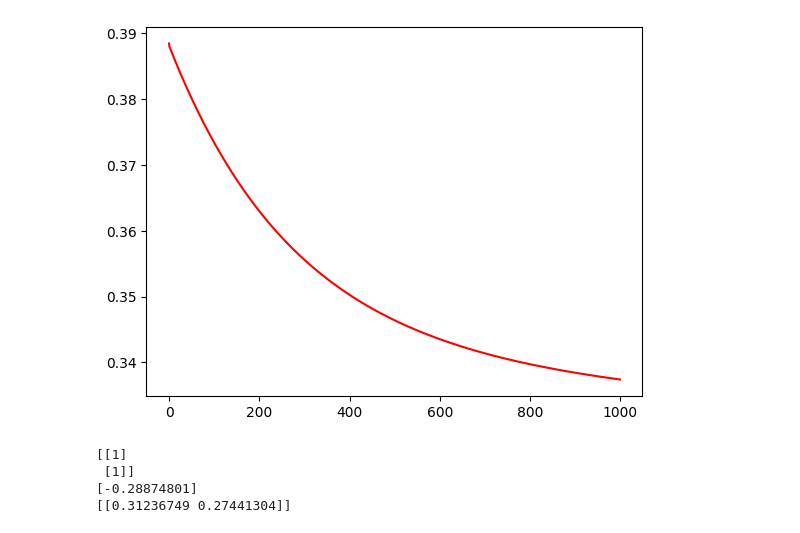
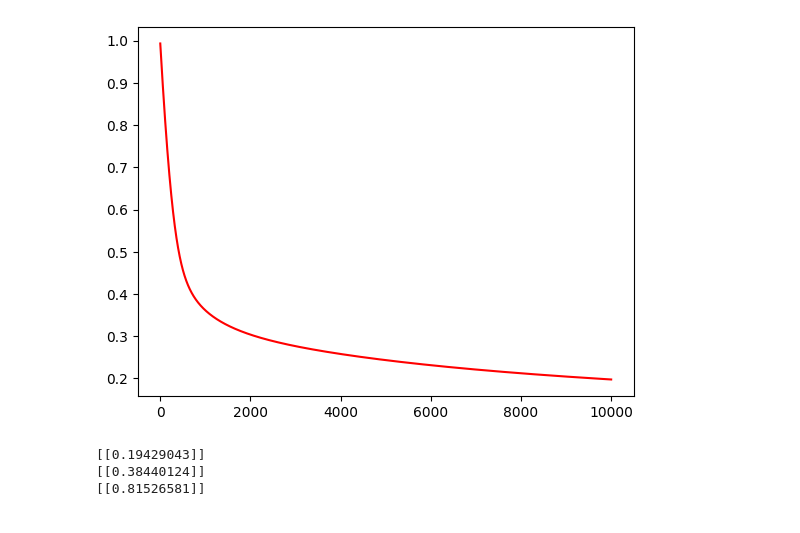
Before and after one commit to nimashomalii/single_Neuron, a Jupyter notebook: single_neuron.ipynb, the cells around one changed output. Saved outputs shown, nothing was run; the diff lists cells and outputs as text; code cells hidden in the pictures.

```diff
--- a/single_neuron.ipynb
+++ b/single_neuron.ipynb
@@ -42,8 +41,7 @@ class neoron :
             dz= y_pred - y
             self.bias= self.bias - learning_rate*np.sum(dz)/np.size(dz)
             dw = np.sum(X*dz , axis=0)/np.size(dz)
-            print(dw)
-            self.weights= self.weights - learning_rate*dw.T
+            self.weights= self.weights - learning_rate*dw.reshape(-1 , 1)
         plt.plot(range(epochs) , loss, color='red')
         plt.show()
 
@@ -62,23 +76,27 @@ print(n1.weights)
 # %%
 z1 = x[: , 0]
 z2 = x[: , 1]
-new_x = np.vstack([z1 , z2 , z1*z2 , z1**2 , z2**2 , z1**3 , z2**3 , z1*z2**2 ,z2*z1**2  ])
-new_x=new_x.T
-n2 = neoron(9)
-n2.learn( epochs=1000 ,X=new_x , y=y , learning_rate=0.01)
+new_x9 = np.vstack([z1 , z2 , z1*z2 , z1**2 , z2**2 , z1**3 , z2**3 , z1*z2**2 ,z2*z1**2  ])
+new_x9=new_x9.T
+n9 = neoron(9)
+n9.learn( epochs=10000 ,X=new_x9 , y=y , learning_rate=0.005)
 # %% [output]
-[figure, old version]
+[figure, new version]
 # %%
-z1 , z2 = 1 , 1
+z1 , z2 = 0.3 , 0.4
+##
 Z = np.array([z1 , z2])
 Z= Z.reshape(-1 , 1)
-print(Z)
-print(n1.bias)
-sample_x = np.array([z1 , z2 , z1*z2 , z1**2 , z2**2 , z1**3 , z2**3 , z1*z2**2 ,z2*z1**2  ])
-sample_x = sample_x.reshape(-1 , 1)
+##
+sample_x3 = np.array([z1 , z2 , z1*z2  ])
+sample_x3= sample_x3.reshape(-1 , 1)
+##
+sample_x9 = np.array([z1 , z2 , z1*z2 , z1**2 , z2**2 , z1**3 , z2**3 , z1*z2**2 ,z2*z1**2  ])
+sample_x9= sample_x9.reshape(-1 , 1)
 print(n1.predict(Z))
+print(n3.predict(sample_x3))
+print(n9.predict(sample_x9))
 # %% [output]
-[[1]
- [1]]
-[-0.28874801]
-[[0.31236749 0.27441304]]
+[[0.19429043]]
+[[0.38440124]]
+[[0.81526581]]
```
Also changed, not shown: parts of 5 cells of this notebook.
